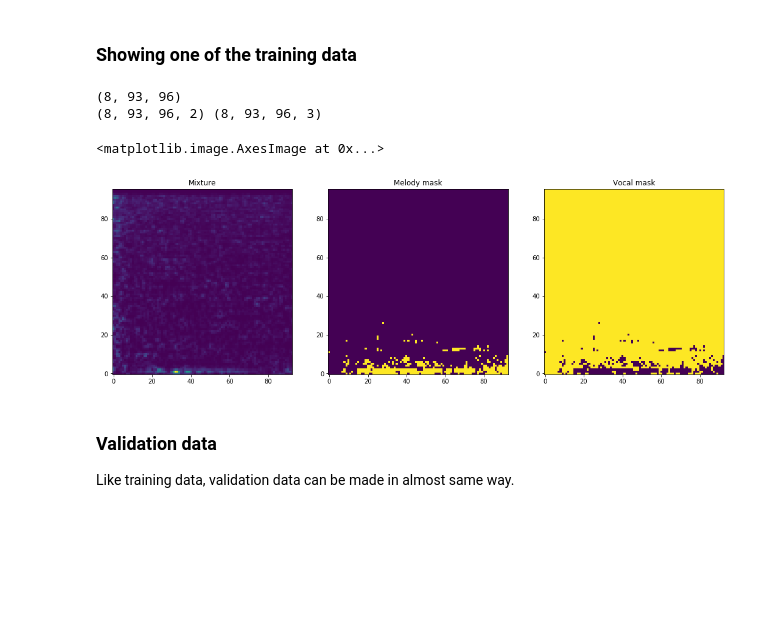
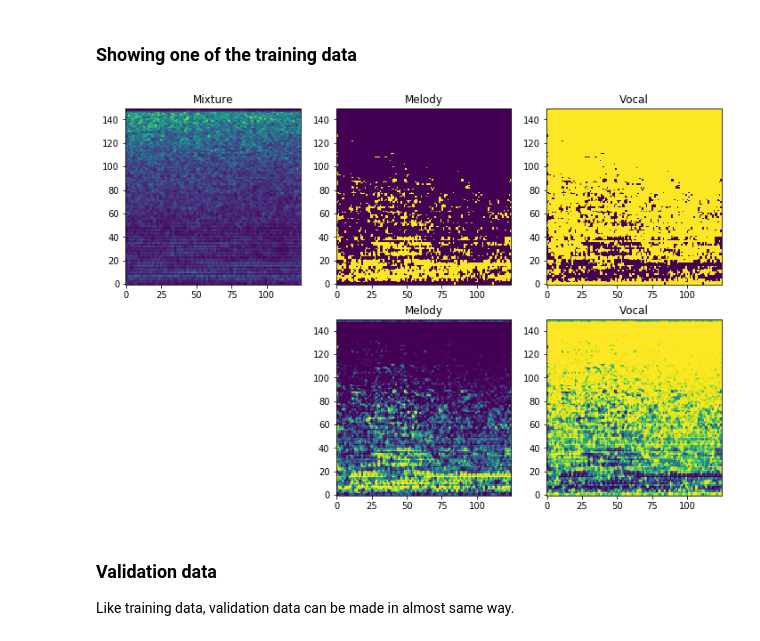
Before and after one commit to leichtrhino/ChimeraNet, a Jupyter notebook: sphinxdocs/example-preparation.ipynb, the cells around one changed output. Saved outputs shown, nothing was run; the diff lists cells and outputs as text; code cells hidden in the pictures; blank space fills up the shorter version.

```diff
--- a/sphinxdocs/example-preparation.ipynb
+++ b/sphinxdocs/example-preparation.ipynb
@@ -29,47 +31,43 @@ am.add_loader(
 # %% [markdown]
 ### Mix audio and make training data
 # %%
-%%capture
-from chimeranet.preprocessing import to_mixture, to_true_pair
+time, sr = 1., 16000
+n_fft, hop_length = 512, 128
+n_mels = 150
+am.time(time).sr(sr).n_fft(n_fft).hop_length(hop_length).n_mels(n_mels)
+am.sync_flag(True)
 
-time, sr = 0.75, 16000
-n_fft, hop_length, n_mels = 512, 128, 96
-am.time(time).sr(sr).n_fft(n_fft).hop_length(hop_length).n_mels(n_mels)
-
-sample_size = 8
+sample_size = 320
 specs_train = am.make_specs(sample_size, n_jobs=4) # mix on 4 processes
-x_train = to_mixture(specs_train)
-y_train = to_true_pair(specs_train)
 # %% [markdown]
 ### Showing one of the training data
 # %%
 %matplotlib inline
 import matplotlib.pyplot as plt
+from chimeranet.preprocessing import to_mixture, to_true_pair
 
-# sample_size x time_frames x n_mels
-print(x_train.shape)
-# sample_size x time_frames x n_mels x n_channels (n_channels+1)
-print(y_train['embedding'].shape, y_train['mask'].shape)
+x_train = to_mixture(specs_train)
+y_train = to_true_pair(specs_train, noise=1e-16, mask='softmax') # if mask='binary', generate ibm
 
-idx = 7
-mask_x = x_train[idx].transpose((1, 0))
-mask_y1, mask_y2 = y_train['embedding'][idx].transpose((2, 1, 0))
+idx = 0
+mixture = x_train[idx].transpose((1, 0))
+mask_e = y_train['embedding'][idx].transpose((2, 1, 0))
+mask_m = y_train['mask'][idx].transpose((2, 1, 0))
 
-fig = plt.figure(figsize=(18, 6))
-ax1 = fig.add_subplot(131)
-ax1.title.set_text('Mixture')
-ax1.imshow(mask_x, origin='lower')
-ax2 = fig.add_subplot(132)
-ax2.title.set_text('Melody mask')
-ax2.imshow(mask_y1, origin='lower', vmin=0, vmax=1)
-ax3 = fig.add_subplot(133)
-ax3.title.set_text('Vocal mask')
-ax3.imshow(mask_y2, origin='lower', vmin=0, vmax=1)
+fig = plt.figure(figsize=(12, 8))
+ax = fig.add_subplot(2, 3, 1)
+ax.title.set_text('Mixture')
+ax.imshow(mixture, origin='lower', aspect='auto')
+for i, (mask, name) in enumerate(zip(mask_e, ('Melody', 'Vocal')), 1):
+    ax = fig.add_subplot(2, 3, 1+i)
+    ax.title.set_text(name)
+    ax.imshow(mask, origin='lower', aspect='auto', vmin=0, vmax=1)
+for i, (mask, name) in enumerate(zip(mask_m, ('Melody', 'Vocal')), 1):
+    ax = fig.add_subplot(2, 3, 4+i)
+    ax.title.set_text(name)
+    ax.imshow(mask, origin='lower', aspect='auto', vmin=0, vmax=1)
 # %% [output]
-(8, 93, 96)
-(8, 93, 96, 2) (8, 93, 96, 3)
-<matplotlib.image.AxesImage at 0x...>
-[figure, old version]
+[figure, new version]
 # %% [markdown]
 ### Validation data
 
```
Also changed, not shown: parts of 3 cells of this notebook, 39 other files.
